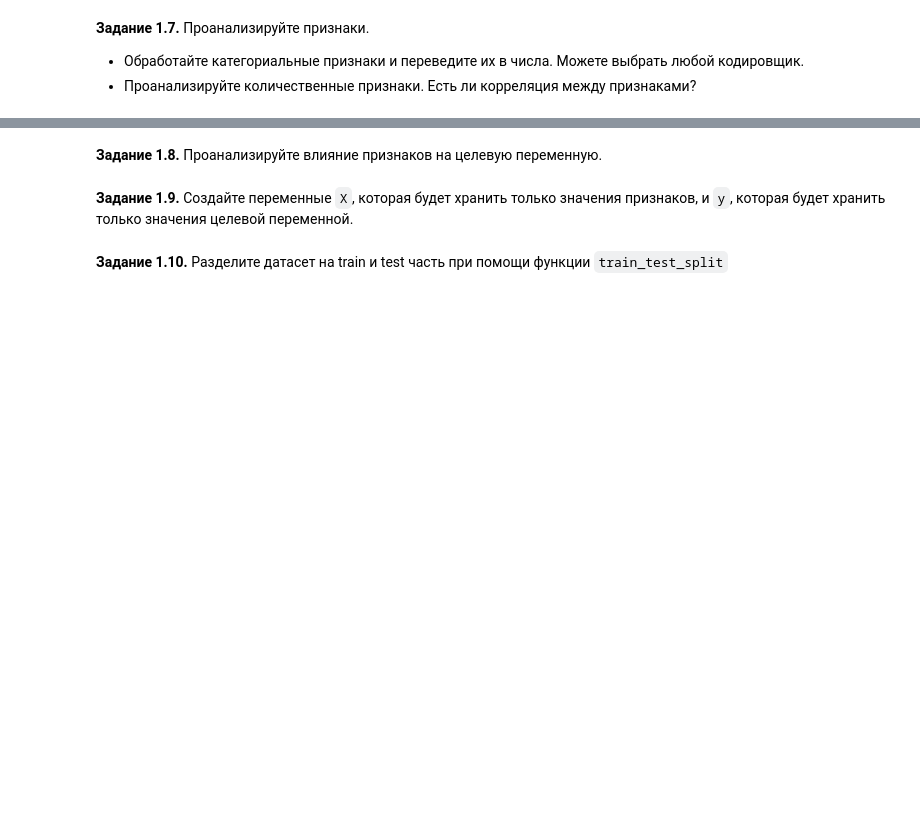
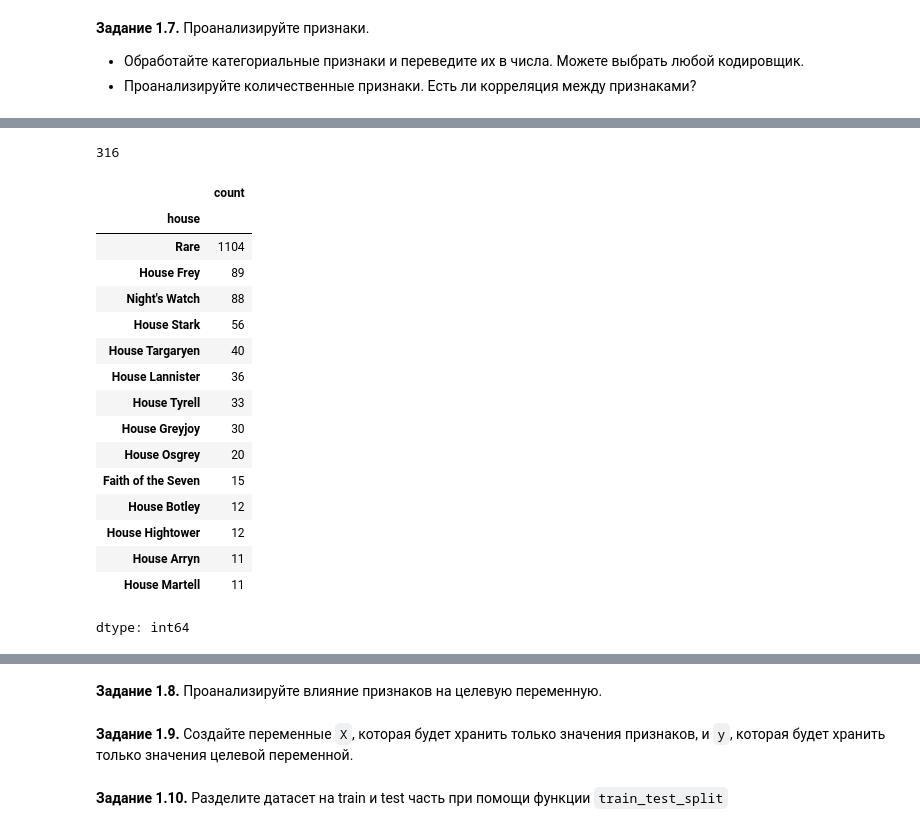
Before and after one commit to ilev-sergey/deep-learning-school, a Jupyter notebook: [homework_4_2_]game_of_thrones_prediction.ipynb, the cells around one changed output, grey strips where cells are left out. Drawn from its saved outputs; the diff is of its cells as text; code cells hidden in the pictures; blank space fills up the shorter version.

```diff
--- a/[homework_4_2_]game_of_thrones_prediction.ipynb
+++ b/[homework_4_2_]game_of_thrones_prediction.ipynb
@@ -182,0 +249,3 @@ data.drop(columns=[...], inplace = True)
+# %%
+data["isAlive"] = data["isAlive"].apply(lambda x: bool(x)) # int -> bool for better readability
+data["isAlive"].value_counts()
@@ -188,0 +335,26 @@ data.drop(columns=[...], inplace = True)
+# %%
+len(data.house.unique())
+# %% [output]
+316
+# %%
+frequent_houses = data.house.value_counts().loc[lambda x: x > 10].index # the same for houses
+data.loc[~data.house.isin(frequent_houses), "house"] = "Rare"
+data.house.value_counts() # wow, lots of Freys
+# %% [output]
+|  | count |
+| house |  |
+| Rare | 1104 |
+| House Frey | 89 |
+| Night's Watch | 88 |
+| House Stark | 56 |
+| House Targaryen | 40 |
+| House Lannister | 36 |
+| House Tyrell | 33 |
+| House Greyjoy | 30 |
+| House Osgrey | 20 |
+| Faith of the Seven | 15 |
+| House Botley | 12 |
+| House Hightower | 12 |
+| House Arryn | 11 |
+| House Martell | 11 |
+dtype: int64
```
Also changed, not shown: parts of 34 cells of this notebook.
